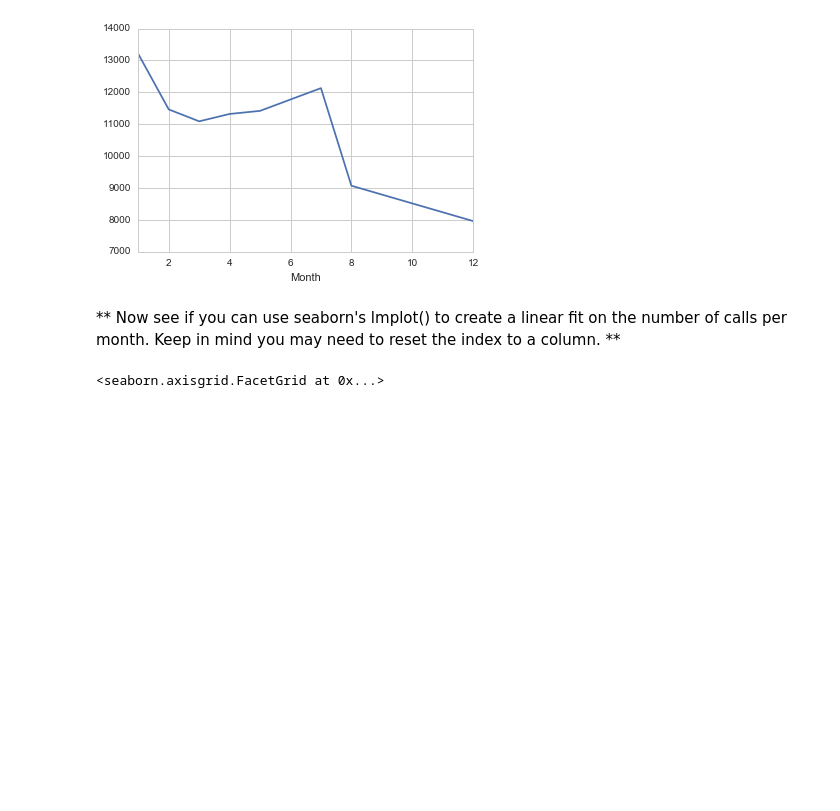
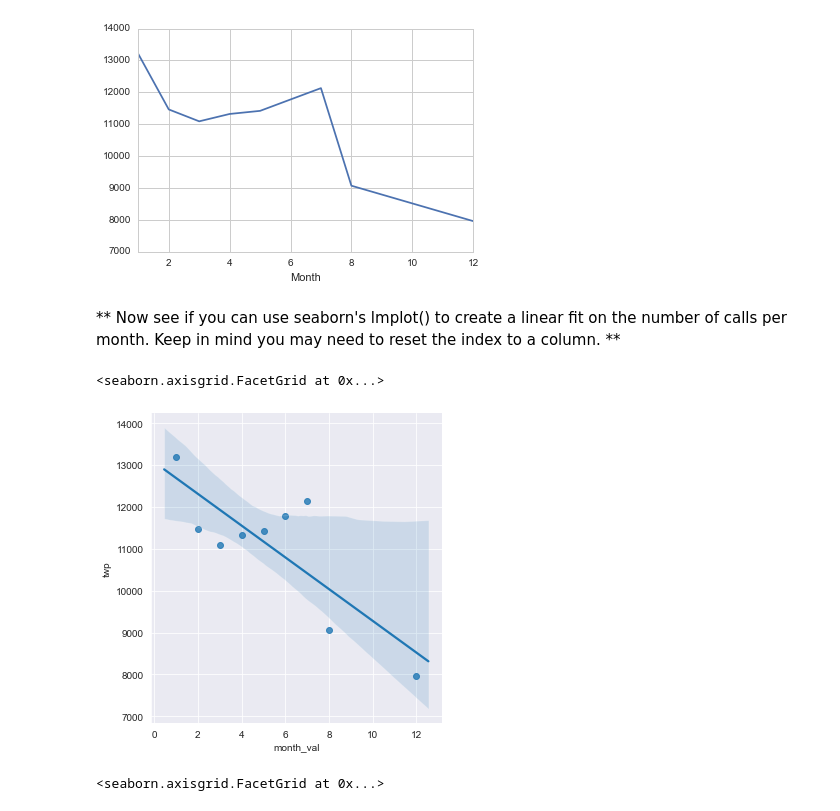
Before and after one commit to hky404/datascience-machine-learning-bootcamp, a Jupyter notebook: Refactored_Py_DS_ML_Bootcamp-master/10-Data-Capstone-Projects/01-911 Calls Data Capstone Project.ipynb, the cells around one changed output. Cells and saved outputs as stored; diff of their text form; code cells hidden in the pictures; blank space fills up the shorter version.

```diff
--- a/Refactored_Py_DS_ML_Bootcamp-master/10-Data-Capstone-Projects/01-911 Calls Data Capstone Project.ipynb
+++ b/Refactored_Py_DS_ML_Bootcamp-master/10-Data-Capstone-Projects/01-911 Calls Data Capstone Project.ipynb
@@ -249,6 +269,15 @@ _____
 [figure]
 # %% [markdown]
 ** Now see if you can use seaborn's lmplot() to create a linear fit on the number of calls per month. Keep in mind you may need to reset the index to a column. **
+# %%
+byMonth['month_val'] = byMonth.index.values
+
+byMonth
+
+sns.lmplot(x='month_val', y='twp', data=byMonth)
+# %% [output]
+<seaborn.axisgrid.FacetGrid at 0x...>
+[figure, added]
 # %%
 # %% [output]
 <seaborn.axisgrid.FacetGrid at 0x...>
```
Also changed, not shown: parts of 12 cells of this notebook.
